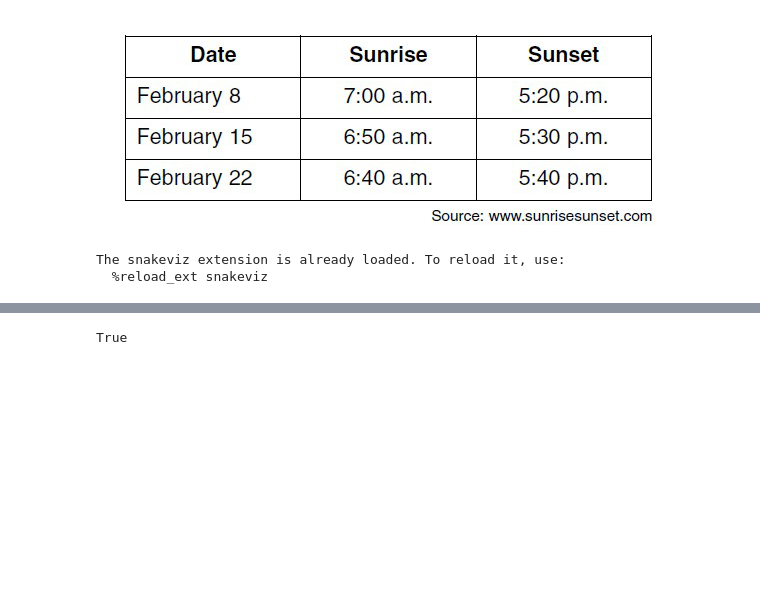
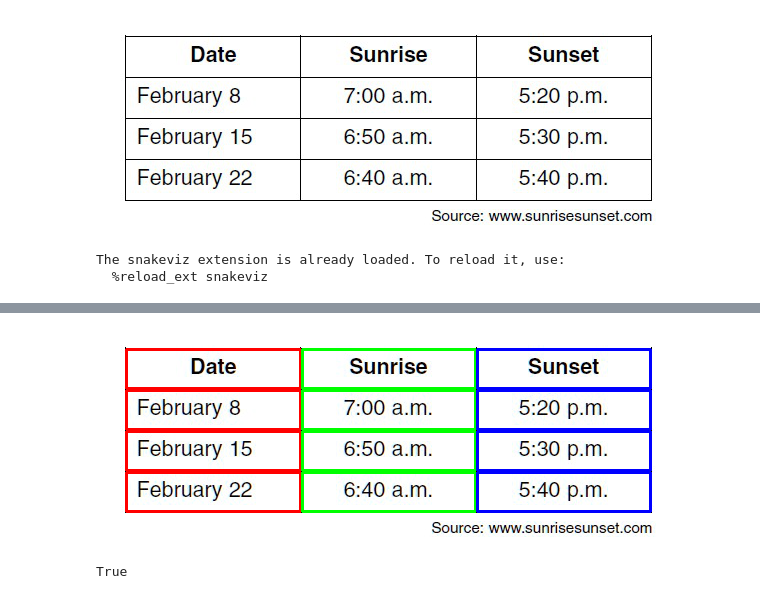
Before and after one commit to drschwenk/tableparse_notebooks, a Jupyter notebook: table_parse_early_tests.ipynb, the cells around one changed output, grey strips where cells are left out. Cells and saved outputs as stored; diff of their text form; code cells hidden in the pictures; blank space fills up the shorter version.

Commit message:
starting a notebook on connected components

```diff
--- a/table_parse_early_tests.ipynb
+++ b/table_parse_early_tests.ipynb
@@ -11,3 +22,15 @@ This notebook compares contains early tests of the tableparse service
+# %%
+%%capture
+import matplotlib as mpl
+mpl.use("Agg")
+import matplotlib.pylab as plt
+#%matplotlib notebook
+%matplotlib inline
+%load_ext base16_mplrc
+%base16_mplrc light solarized
+#%base16_mplrc dark solarized
+plt.rcParams['grid.linewidth'] = 0
+plt.rcParams['figure.figsize'] = (16.0, 10.0)
 # %%
 import numpy as np
 import pandas as pd
@@ -186,29 +211,7 @@ def run_detect_only(image_path):
     #image = Image.open(image_path)
     print(image.size)
 
-    colors = [
-            (255, 0, 0),
-            (0, 255, 0),
-            (0, 0, 255),
-            (255, 255, 0),
-            (0, 255, 255),
-            (255, 0, 255),
-
-            (128, 0, 0),
-            (0, 128, 0),
-            (0, 0, 128),
-            (128, 128, 0),
-            (0, 128, 128),
-            (128, 0, 128),
-
-            (255, 128, 0),
-            (0, 128, 255),
-            (128, 255, 0),
-            (0, 255, 128),
-            (255, 0, 128),
-            (128, 0, 255)
-    ]
-    rows, columns = ai2.vision.tableparse.detect(image)
+    rows, columns = ai2.vision.tableparse.detect(image, False)
 
     return rows, columns
 # %% [markdown]
@@ -226,7 +229,7 @@ The snakeviz extension is already loaded. To reload it, use:
   %reload_ext snakeviz
 # %%
 %%snakeviz
-rows_marked, cols_marked = run_detect(test_image)
+rows_marked, cols_marked = run_detect_only(test_image)
 # %% [output]
 ./examples/example_1.png
 (587, 218)
@@ -251 +253,5 @@ Sunset|5:20 p.m.|5:30 p.m.|5:40 p.m.
+# %%
+cols_marked
+# %% [output]
+[figure, added]
 # %%
```
Also changed, not shown: parts of 18 cells of this notebook, 6 other files.
